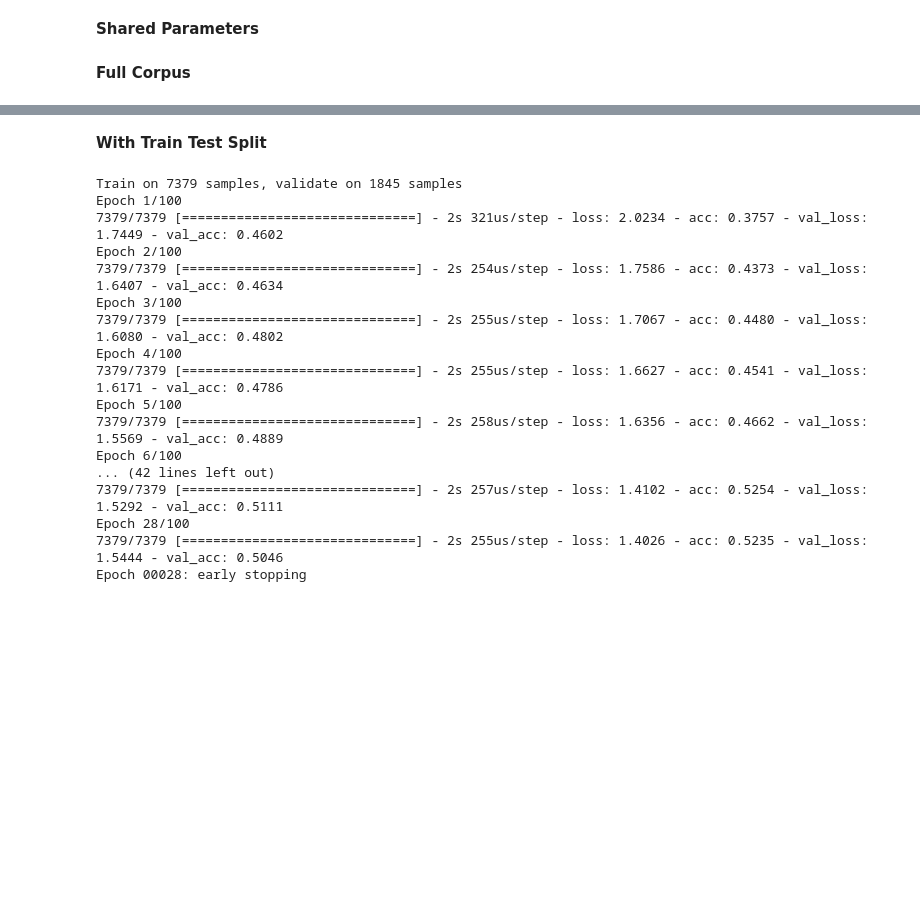
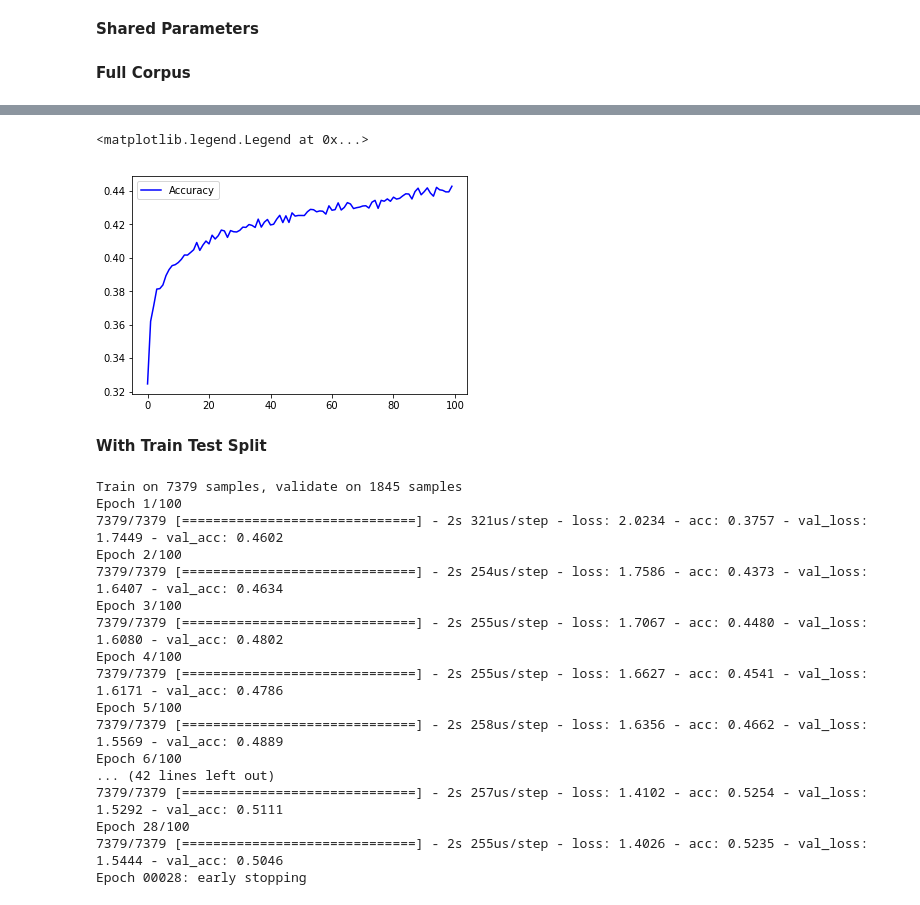
Before and after one commit to twludlow/ga_dsi_capstone, a Jupyter notebook: Ludlow Capstone - 05 Feature Engineering for RNN.ipynb, the cells around one changed output, grey strips where cells are left out. Cells and saved outputs as stored; diff of their text form; code cells hidden in the pictures; blank space fills up the shorter version.

```diff
--- a/Ludlow Capstone - 05 Feature Engineering for RNN.ipynb
+++ b/Ludlow Capstone - 05 Feature Engineering for RNN.ipynb
@@ -265,3 +283,10 @@ plt.legend()
+# %%
+acc_vals = history_full.history['acc']
+plt.plot(acc_vals, label='Accuracy', c='b')
+plt.legend()
+# %% [output]
+<matplotlib.legend.Legend at 0x...>
+[figure, added]
 # %% [markdown]
 **With Train Test Split**
 # %%
```
Also changed, not shown: parts of 29 cells of this notebook, 5 other files.
